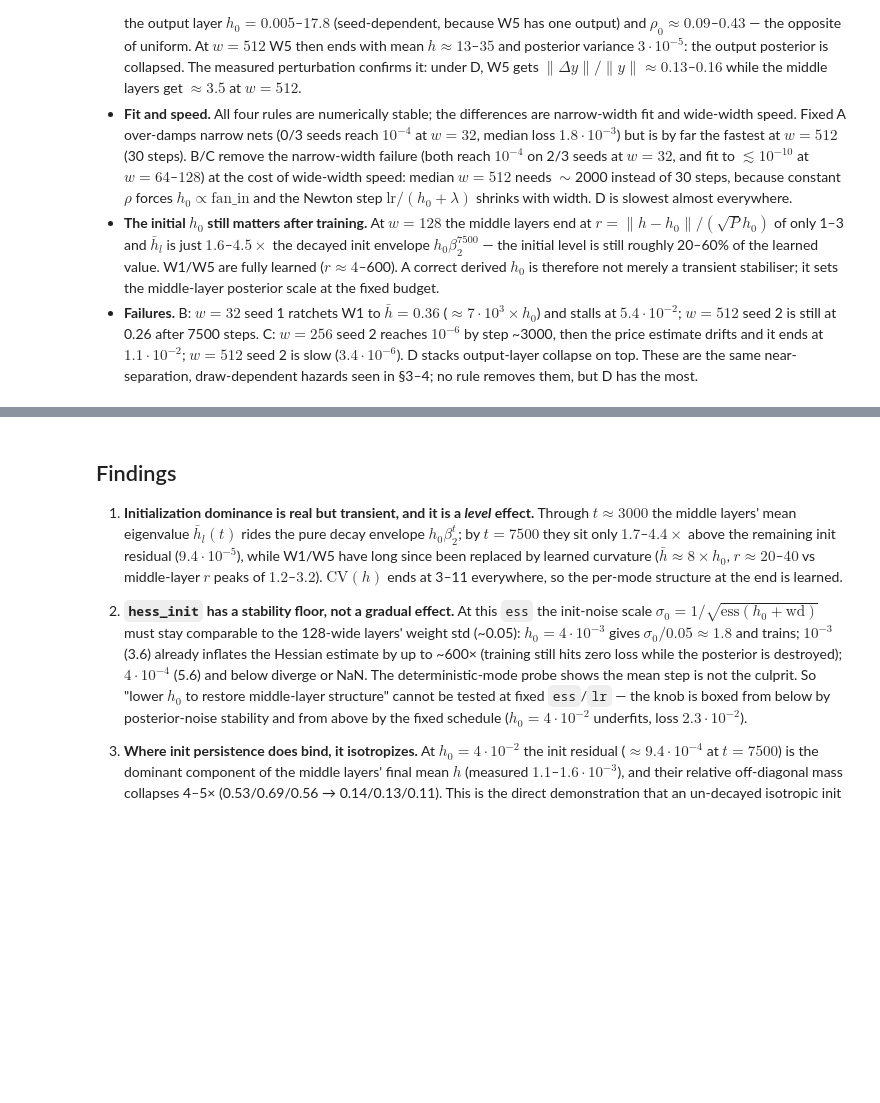
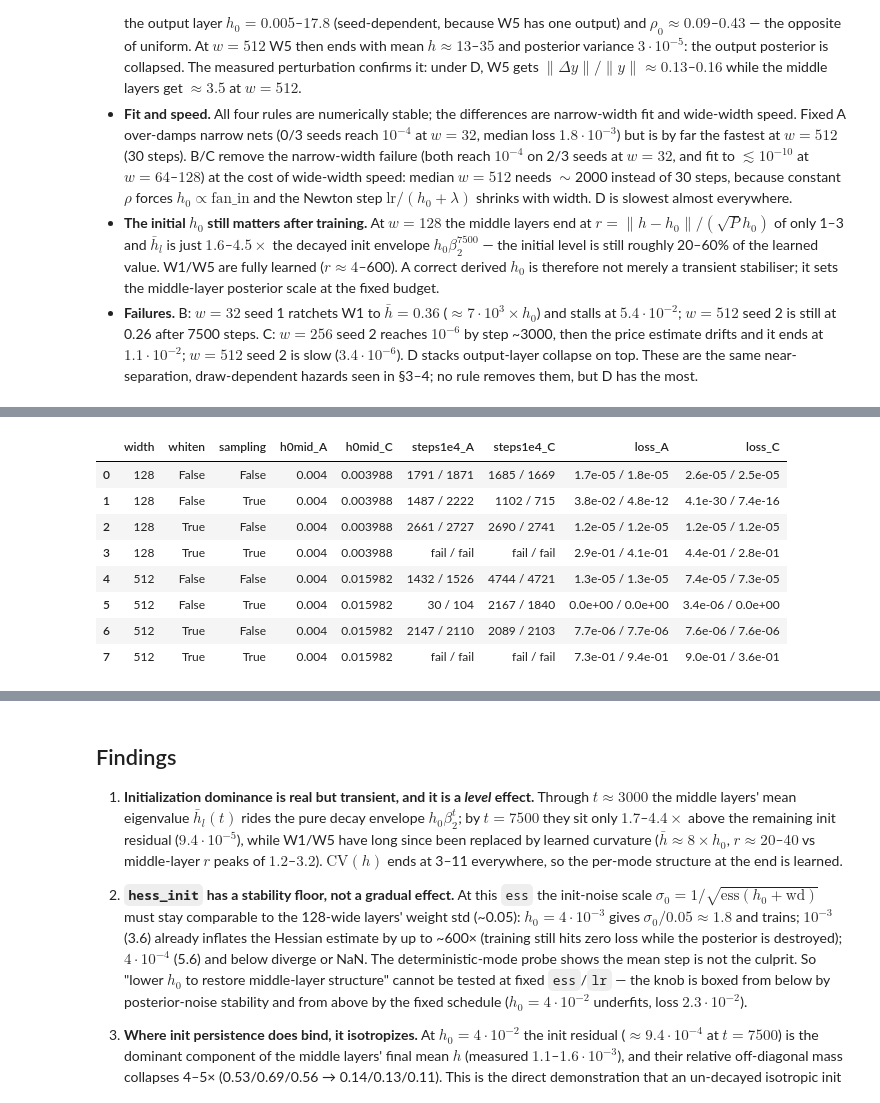
Before and after one commit to adrianrob1/haicon-tutorial, a Jupyter notebook: 2b_hess_init.ipynb, the cells around one changed output, grey strips where cells are left out. Saved outputs shown, nothing was run; the diff lists cells and outputs as text; code cells hidden in the pictures; blank space fills up the shorter version.

```diff
--- a/2b_hess_init.ipynb
+++ b/2b_hess_init.ipynb
@@ -815,0 +831,29 @@ plt.show()
+# %%
+wd_diag = pd.read_csv("whiten_diag.csv")
+rows = []
+for width in [128, 512]:
+    for whiten in [False, True]:
+        for sampling in [False, True]:
+            sub = wd_diag[(wd_diag.width == width) & (wd_diag.whiten == whiten)
+                          & (wd_diag.sampling == sampling)]
+            subA, subC = sub[sub.rule == "A"], sub[sub.rule == "C"]
+            def fmt(df, col):
+                return " / ".join("fail" if v != v else str(int(v)) for v in df[col])
+            rows.append(dict(
+                width=width, whiten=whiten, sampling=sampling,
+                h0mid_A=subA.h0_mid.iloc[0], h0mid_C=subC.h0_mid.iloc[0],
+                steps1e4_A=fmt(subA, "t_1e-04"), steps1e4_C=fmt(subC, "t_1e-04"),
+                loss_A=" / ".join(f"{v:.1e}" for v in subA.final_loss),
+                loss_C=" / ".join(f"{v:.1e}" for v in subC.final_loss),
+            ))
+pd.DataFrame(rows)
+# %% [output]
+|  | width | whiten | sampling | h0mid_A | h0mid_C | steps1e4_A | steps1e4_C | loss_A | loss_C |
+| 0 | 128 | False | False | 0.004 | 0.003988 | 1791 / 1871 | 1685 / 1669 | 1.7e-05 / 1.8e-05 | 2.6e-05 / 2.5e-05 |
+| 1 | 128 | False | True | 0.004 | 0.003988 | 1487 / 2222 | 1102 / 715 | 3.8e-02 / 4.8e-12 | 4.1e-30 / 7.4e-16 |
+| 2 | 128 | True | False | 0.004 | 0.003988 | 2661 / 2727 | 2690 / 2741 | 1.2e-05 / 1.2e-05 | 1.2e-05 / 1.2e-05 |
+| 3 | 128 | True | True | 0.004 | 0.003988 | fail / fail | fail / fail | 2.9e-01 / 4.1e-01 | 4.4e-01 / 2.8e-01 |
+| 4 | 512 | False | False | 0.004 | 0.015982 | 1432 / 1526 | 4744 / 4721 | 1.3e-05 / 1.3e-05 | 7.4e-05 / 7.3e-05 |
+| 5 | 512 | False | True | 0.004 | 0.015982 | 30 / 104 | 2167 / 1840 | 0.0e+00 / 0.0e+00 | 3.4e-06 / 0.0e+00 |
+| 6 | 512 | True | False | 0.004 | 0.015982 | 2147 / 2110 | 2089 / 2103 | 7.7e-06 / 7.7e-06 | 7.6e-06 / 7.6e-06 |
+| 7 | 512 | True | True | 0.004 | 0.015982 | fail / fail | fail / fail | 7.3e-01 / 9.4e-01 | 9.0e-01 / 3.6e-01 |
```
Also changed, not shown: parts of 2 cells of this notebook, 2 other files.
